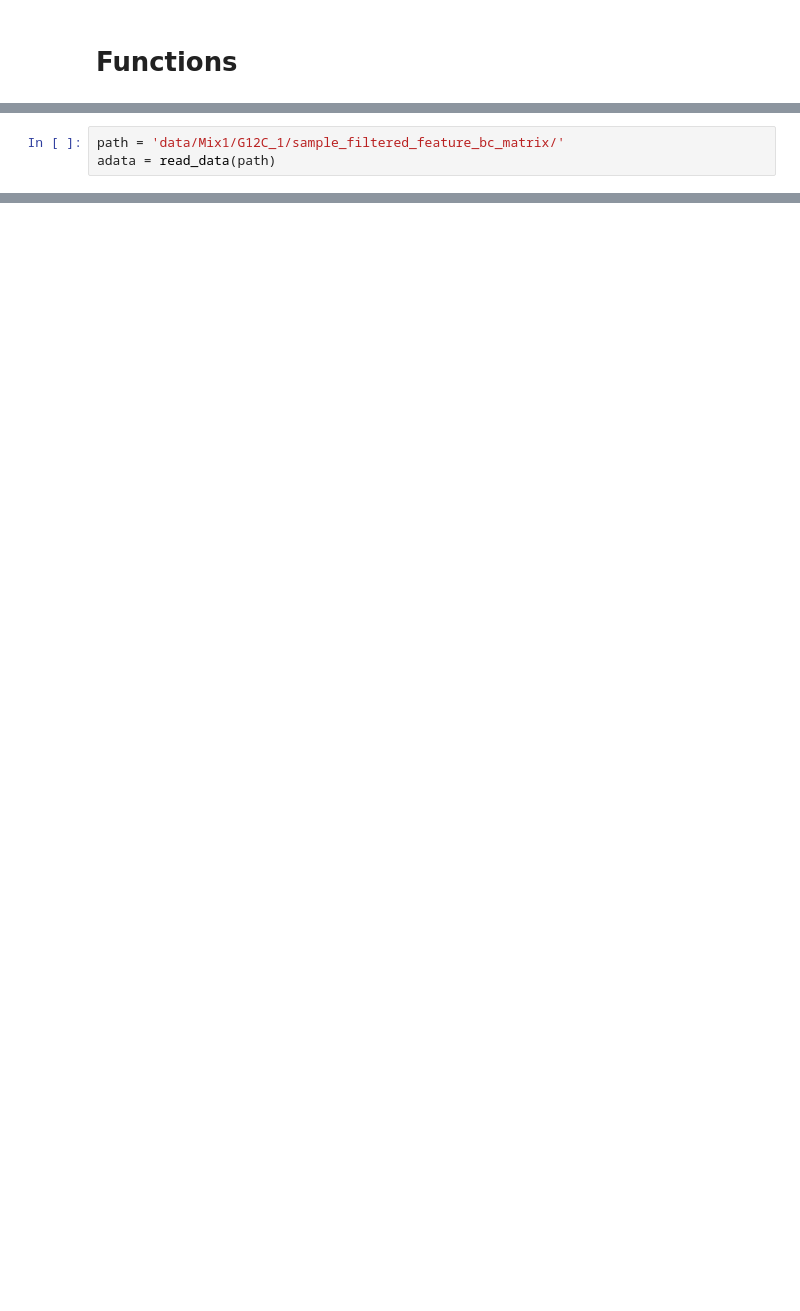
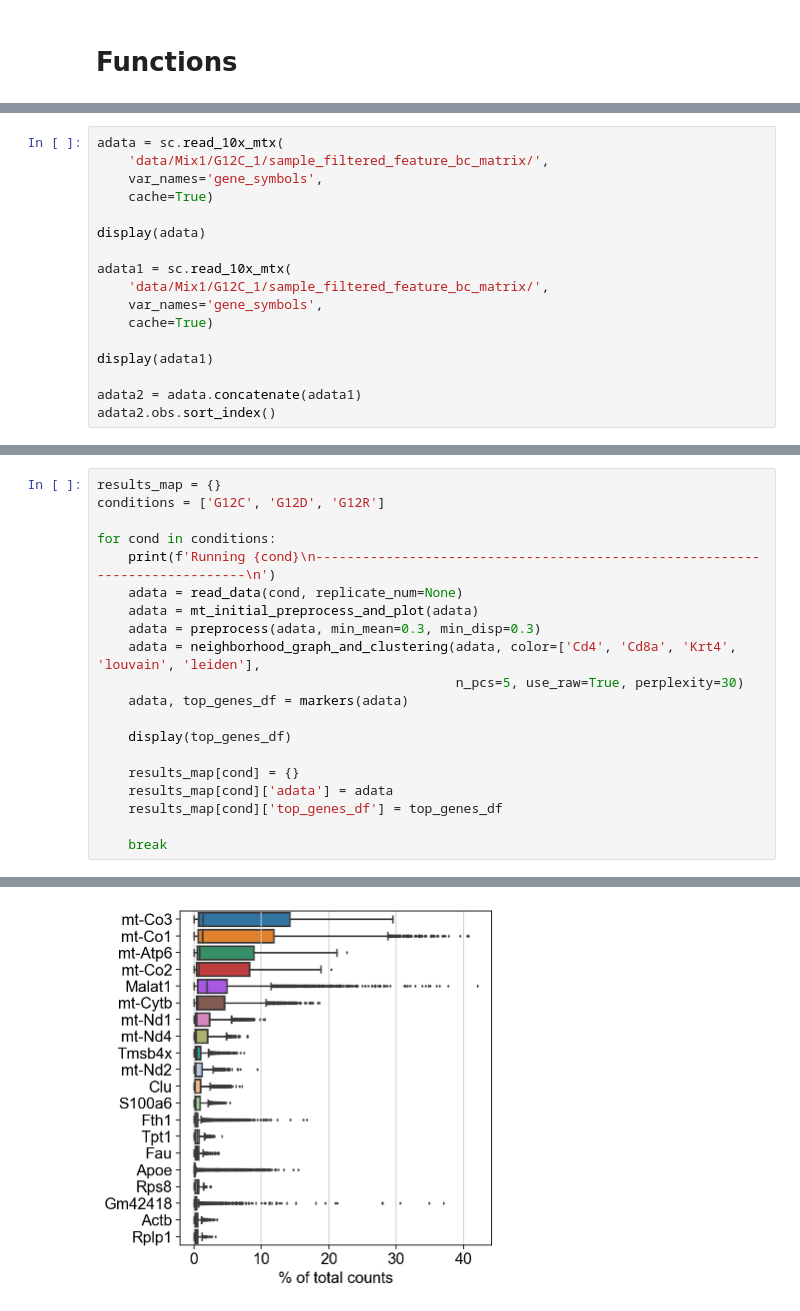
Before and after one commit to talbaron/Des, a Jupyter notebook: Despina_nb.ipynb, the cells around one changed output, grey strips where cells are left out. Cells and saved outputs as stored; diff of their text form; blank space fills up the shorter version.

```diff
--- a/Despina_nb.ipynb
+++ b/Despina_nb.ipynb
@@ -79,3 +17,0 @@ def preprocess(adata, n_genes_by_counts=2e4, pct_counts_mt=5, normalize=True, ta
-# %%
-path = 'data/Mix1/G12C_1/sample_filtered_feature_bc_matrix/'
-adata = read_data(path)
@@ -129,0 +18,17 @@ AttributeError: 'ColormapRegistry' object has no attribute 'get_cmap'
+# %%
+adata = sc.read_10x_mtx(
+    'data/Mix1/G12C_1/sample_filtered_feature_bc_matrix/',
+    var_names='gene_symbols',
+    cache=True)
+
+display(adata)
+
+adata1 = sc.read_10x_mtx(
+    'data/Mix1/G12C_1/sample_filtered_feature_bc_matrix/',
+    var_names='gene_symbols',
+    cache=True)
+
+display(adata1)
+
+adata2 = adata.concatenate(adata1)
+adata2.obs.sort_index()
@@ -129,0 +193,21 @@ AttributeError: 'ColormapRegistry' object has no attribute 'get_cmap'
+# %%
+results_map = {}
+conditions = ['G12C', 'G12D', 'G12R']
+
+for cond in conditions:
+    print(f'Running {cond}\n----------------------------------------------------------------------------\n')
+    adata = read_data(cond, replicate_num=None)
+    adata = mt_initial_preprocess_and_plot(adata)
+    adata = preprocess(adata, min_mean=0.3, min_disp=0.3)
+    adata = neighborhood_graph_and_clustering(adata, color=['Cd4', 'Cd8a', 'Krt4', 'louvain', 'leiden'],
+                                              n_pcs=5, use_raw=True, perplexity=30)
+    adata, top_genes_df = markers(adata)
+
+    display(top_genes_df)
+
+    results_map[cond] = {}
+    results_map[cond]['adata'] = adata
+    results_map[cond]['top_genes_df'] = top_genes_df
+
+    break
+# %% [output]
@@ -129,0 +245 @@ AttributeError: 'ColormapRegistry' object has no attribute 'get_cmap'
+[figure, added]
```
Also changed, not shown: parts of 10 cells of this notebook.
